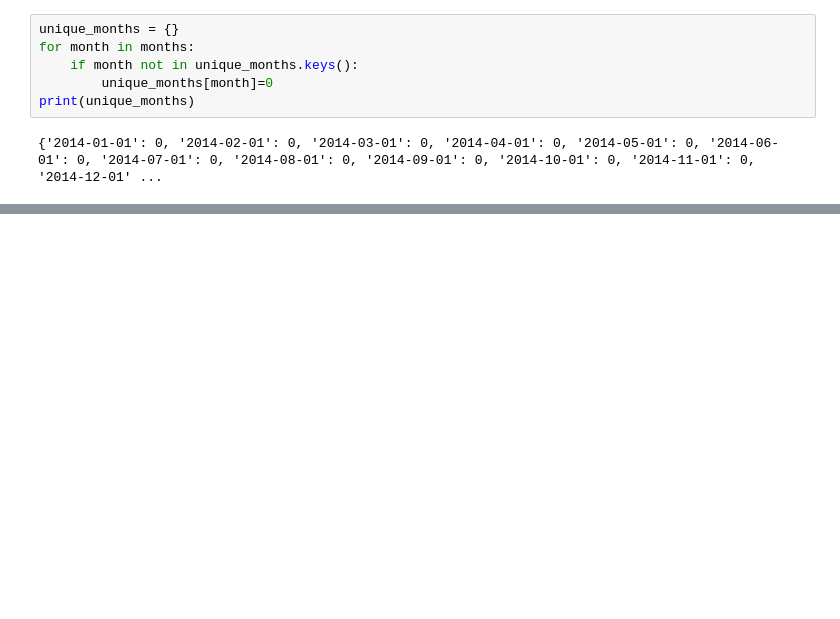
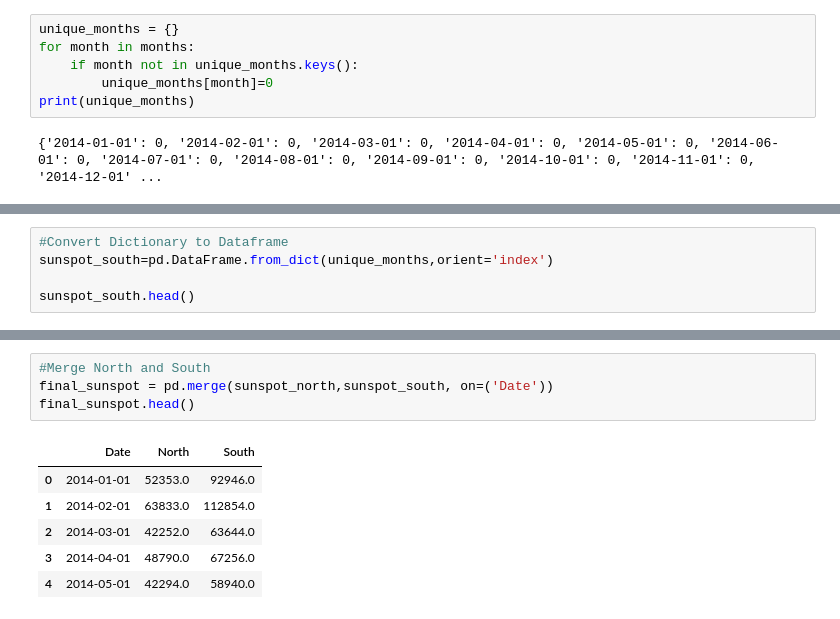
Before and after one commit to rockhound03/Project1, a Jupyter notebook: sunspot_year_adjust.ipynb, the cells around one changed output, grey strips where cells are left out. Cells and saved outputs as stored; diff of their text form; blank space fills up the shorter version.

```diff
--- a/sunspot_year_adjust.ipynb
+++ b/sunspot_year_adjust.ipynb
@@ -106,0 +159,5 @@ sunspot_new.head()
+# %%
+#Convert Dictionary to Dataframe
+sunspot_south=pd.DataFrame.from_dict(unique_months,orient='index')
+
+sunspot_south.head()
@@ -106,0 +196,11 @@ sunspot_new.head()
+# %%
+#Merge North and South
+final_sunspot = pd.merge(sunspot_north,sunspot_south, on=('Date'))
+final_sunspot.head()
+# %% [output]
+|  | Date | North | South |
+| 0 | 2014-01-01 | 52353.0 | 92946.0 |
+| 1 | 2014-02-01 | 63833.0 | 112854.0 |
+| 2 | 2014-03-01 | 42252.0 | 63644.0 |
+| 3 | 2014-04-01 | 48790.0 | 67256.0 |
+| 4 | 2014-05-01 | 42294.0 | 58940.0 |
```
Also changed, not shown: parts of 20 cells of this notebook.
